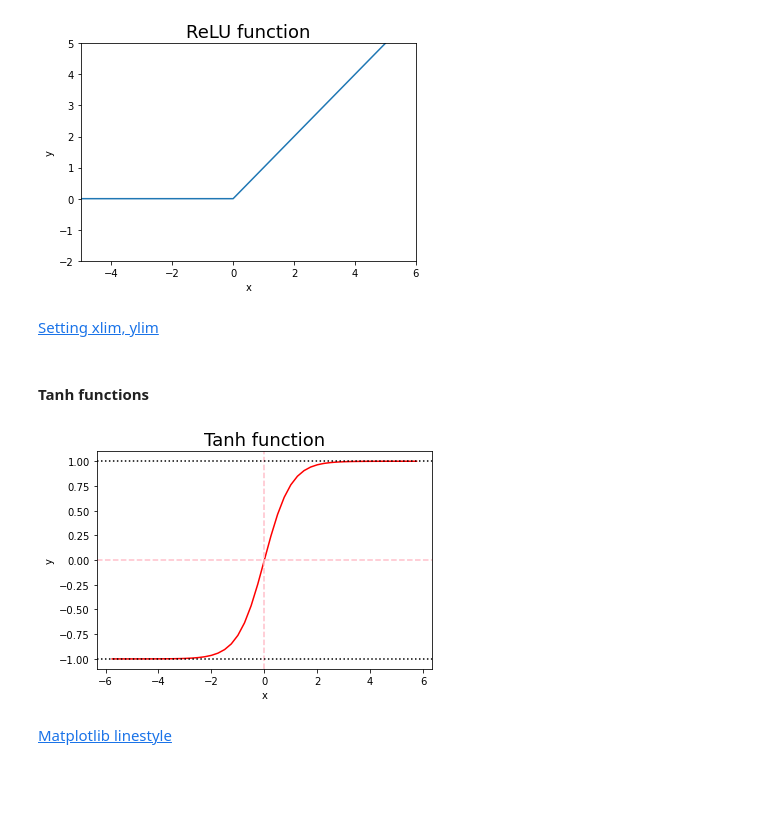
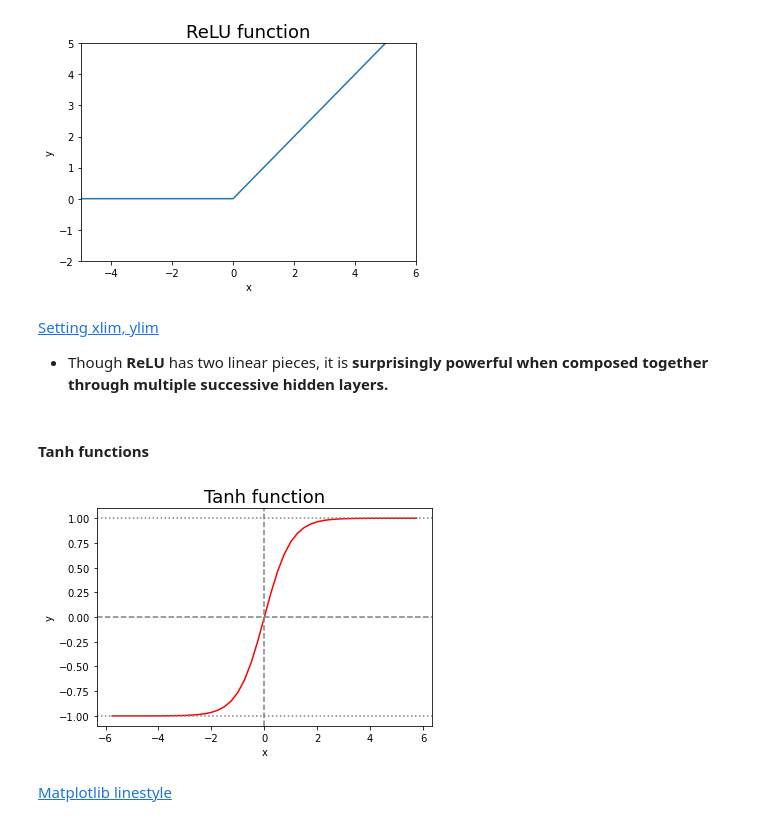
Before and after one commit to anmorgan24/Springboard, a Jupyter notebook: Notes/Deep_Learning_Python.ipynb, the cells around one changed output. Saved outputs shown, nothing was run; the diff lists cells and outputs as text; code cells hidden in the pictures; blank space fills up the shorter version.

```diff
--- a/Notes/Deep_Learning_Python.ipynb
+++ b/Notes/Deep_Learning_Python.ipynb
@@ -156,6 +189,8 @@ plt.show()
 [figure]
 # %% [markdown]
 [Setting xlim, ylim](https://stackabuse.com/how-to-set-axis-range-xlim-ylim-in-matplotlib/)
+
+* Though **ReLU** has two linear pieces, it is **surprisingly powerful when composed together through multiple successive hidden layers.**
 # %% [markdown]
 #### Tanh functions
 # %%
@@ -163,14 +198,14 @@ x = np.arange(-5.75,6, 0.25)
 # %%
 plt.plot(x, np.tanh(x), c='red')
 plt.title('Tanh function', fontsize=18)
 plt.xlabel('x')
 plt.ylabel('y')
-plt.axhline(y=0, c='pink', linestyle='--')
-plt.axvline(x=0, c='pink', linestyle='--')
-plt.axhline(y=-1, c='black', linestyle='dotted')
-plt.axhline(y=1, c='black', linestyle='dotted')
+plt.axhline(y=0, c='gray', linestyle='--')
+plt.axvline(x=0, c='gray', linestyle='--')
+plt.axhline(y=-1, c='gray', linestyle='dotted')
+plt.axhline(y=1, c='gray', linestyle='dotted')
 plt.show()
 # %% [output]
-[figure, old version]
+[figure, new version]
 # %% [markdown]
 [Matplotlib linestyle](https://matplotlib.org/stable/gallery/lines_bars_and_markers/linestyles.html)
```
Also changed, not shown: parts of 36 cells of this notebook.
